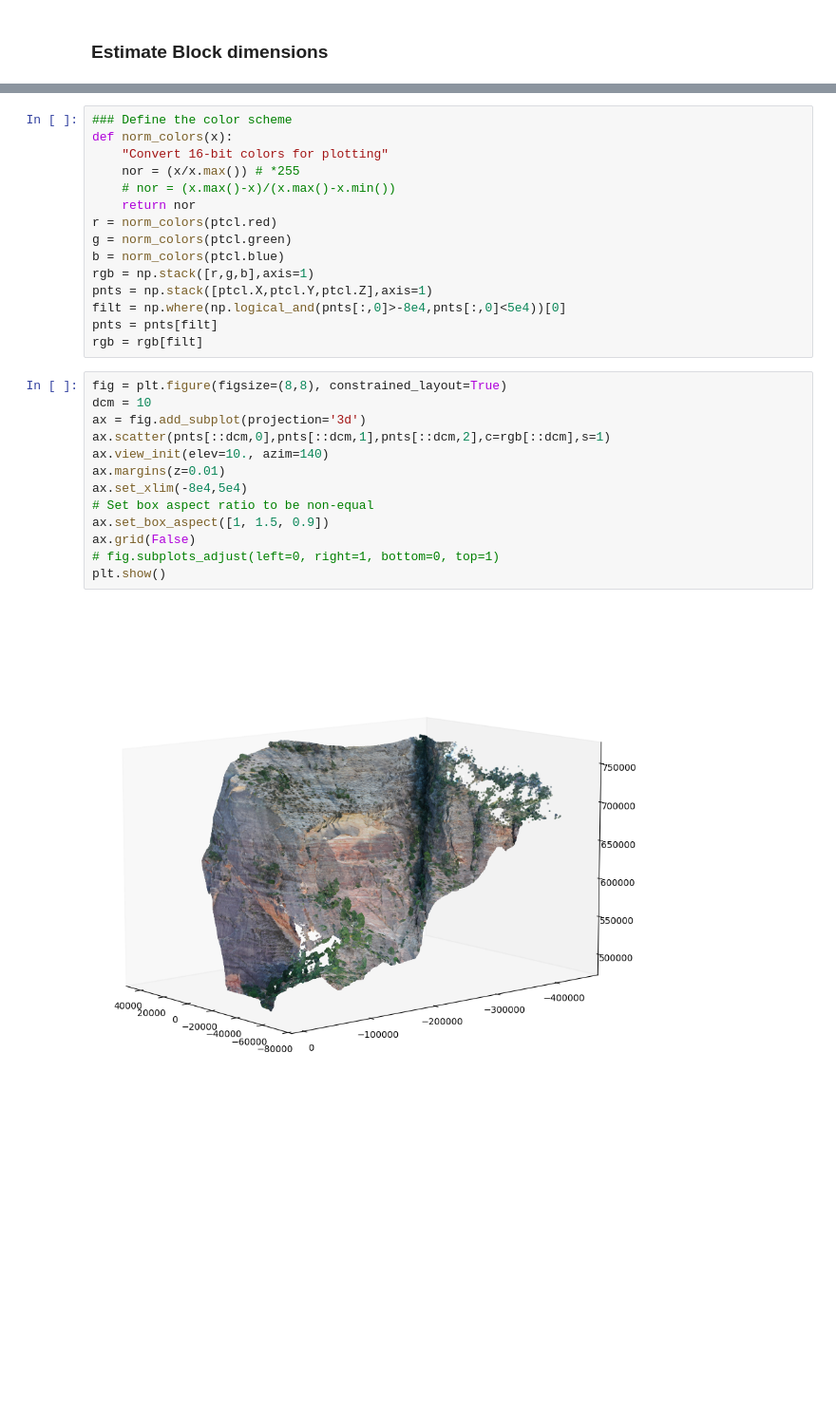
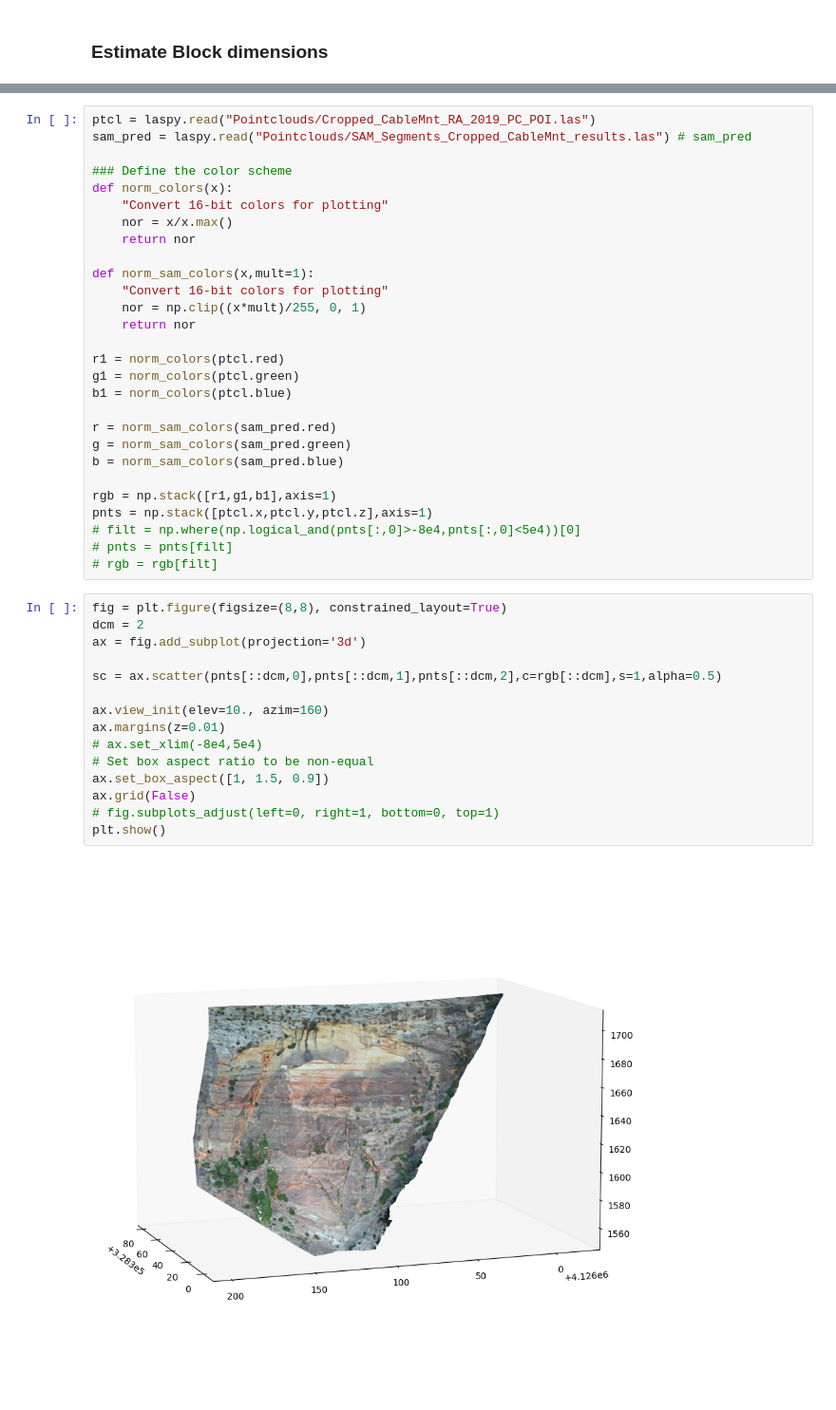
Before and after one commit to Josesx506/UA_PhD_Coursework_Assignments, a Jupyter notebook: 2024_Spring/GEN_580/Project/Final_Proj.ipynb, the cells around one changed output, grey strips where cells are left out. Shown at 95% size. Cells and saved outputs as stored; diff of their text form; blank space fills up the shorter version.

```diff
--- a/2024_Spring/GEN_580/Project/Final_Proj.ipynb
+++ b/2024_Spring/GEN_580/Project/Final_Proj.ipynb
@@ -172,32 +225,47 @@ plt.show()
 # %% [output]
 [figure]
 # %%
+ptcl = laspy.read("Pointclouds/Cropped_CableMnt_RA_2019_PC_POI.las")
+sam_pred = laspy.read("Pointclouds/SAM_Segments_Cropped_CableMnt_results.las") # sam_pred
+
 ### Define the color scheme
 def norm_colors(x):
     "Convert 16-bit colors for plotting"
-    nor = (x/x.max()) # *255
-    # nor = (x.max()-x)/(x.max()-x.min())
+    nor = x/x.max()
     return nor
-r = norm_colors(ptcl.red)
-g = norm_colors(ptcl.green)
-b = norm_colors(ptcl.blue)
-rgb = np.stack([r,g,b],axis=1)
-pnts = np.stack([ptcl.X,ptcl.Y,ptcl.Z],axis=1)
-filt = np.where(np.logical_and(pnts[:,0]>-8e4,pnts[:,0]<5e4))[0]
-pnts = pnts[filt]
-rgb = rgb[filt]
+
+def norm_sam_colors(x,mult=1):
+    "Convert 16-bit colors for plotting"
+    nor = np.clip((x*mult)/255, 0, 1)
+    return nor
+
+r1 = norm_colors(ptcl.red)
+g1 = norm_colors(ptcl.green)
+b1 = norm_colors(ptcl.blue)
+
+r = norm_sam_colors(sam_pred.red)
+g = norm_sam_colors(sam_pred.green)
+b = norm_sam_colors(sam_pred.blue)
+
+rgb = np.stack([r1,g1,b1],axis=1)
+pnts = np.stack([ptcl.x,ptcl.y,ptcl.z],axis=1)
+# filt = np.where(np.logical_and(pnts[:,0]>-8e4,pnts[:,0]<5e4))[0]
+# pnts = pnts[filt]
+# rgb = rgb[filt]
 # %%
 fig = plt.figure(figsize=(8,8), constrained_layout=True)
-dcm = 10
+dcm = 2
 ax = fig.add_subplot(projection='3d')
-ax.scatter(pnts[::dcm,0],pnts[::dcm,1],pnts[::dcm,2],c=rgb[::dcm],s=1)
-ax.view_init(elev=10., azim=140)
+
+sc = ax.scatter(pnts[::dcm,0],pnts[::dcm,1],pnts[::dcm,2],c=rgb[::dcm],s=1,alpha=0.5)
+
+ax.view_init(elev=10., azim=160)
 ax.margins(z=0.01)
-ax.set_xlim(-8e4,5e4)
+# ax.set_xlim(-8e4,5e4)
 # Set box aspect ratio to be non-equal
 ax.set_box_aspect([1, 1.5, 0.9])
 ax.grid(False)
 # fig.subplots_adjust(left=0, right=1, bottom=0, top=1)
 plt.show()
 # %% [output]
-[figure, old version]
+[figure, new version]
```
Also changed, not shown: parts of 11 cells of this notebook, 2 other files.
